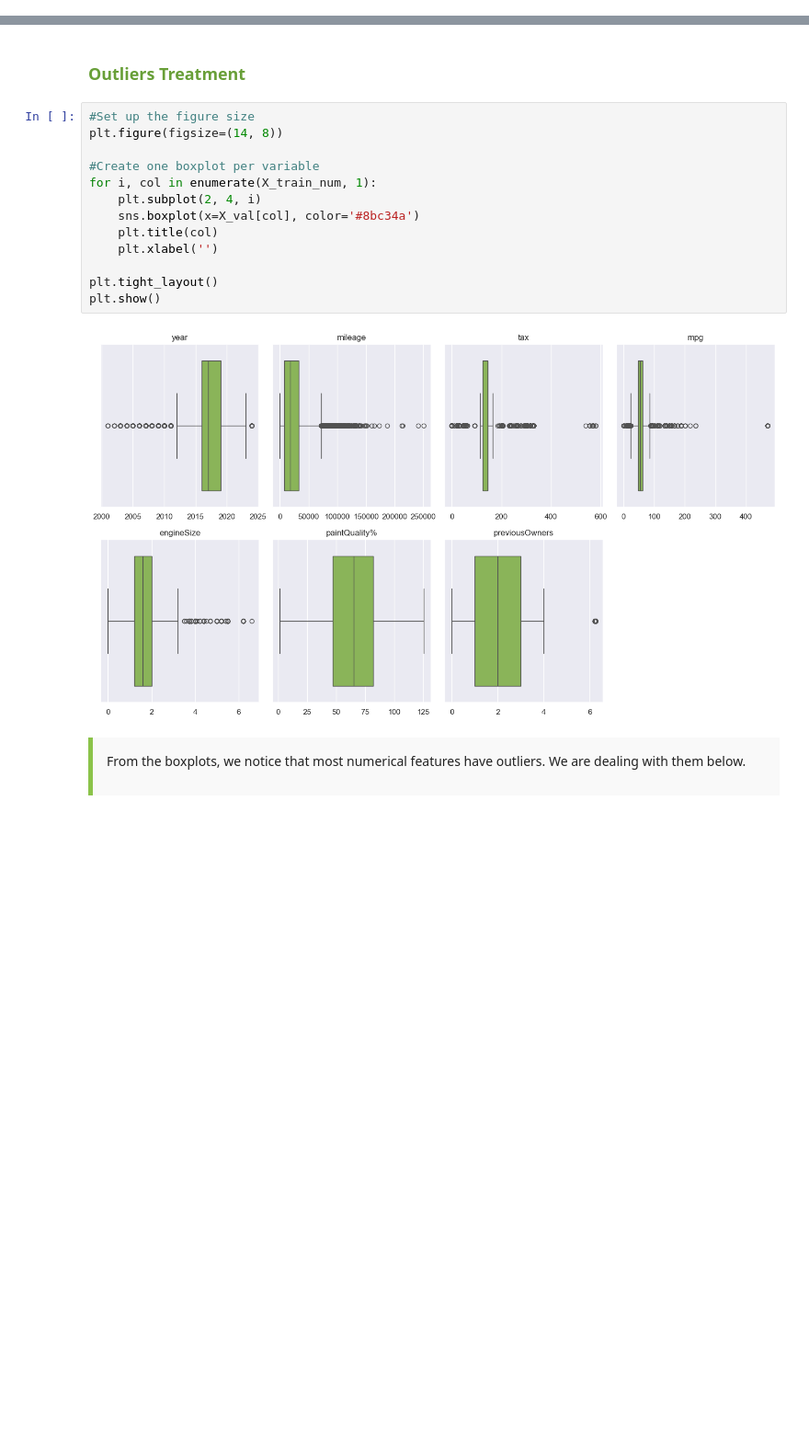
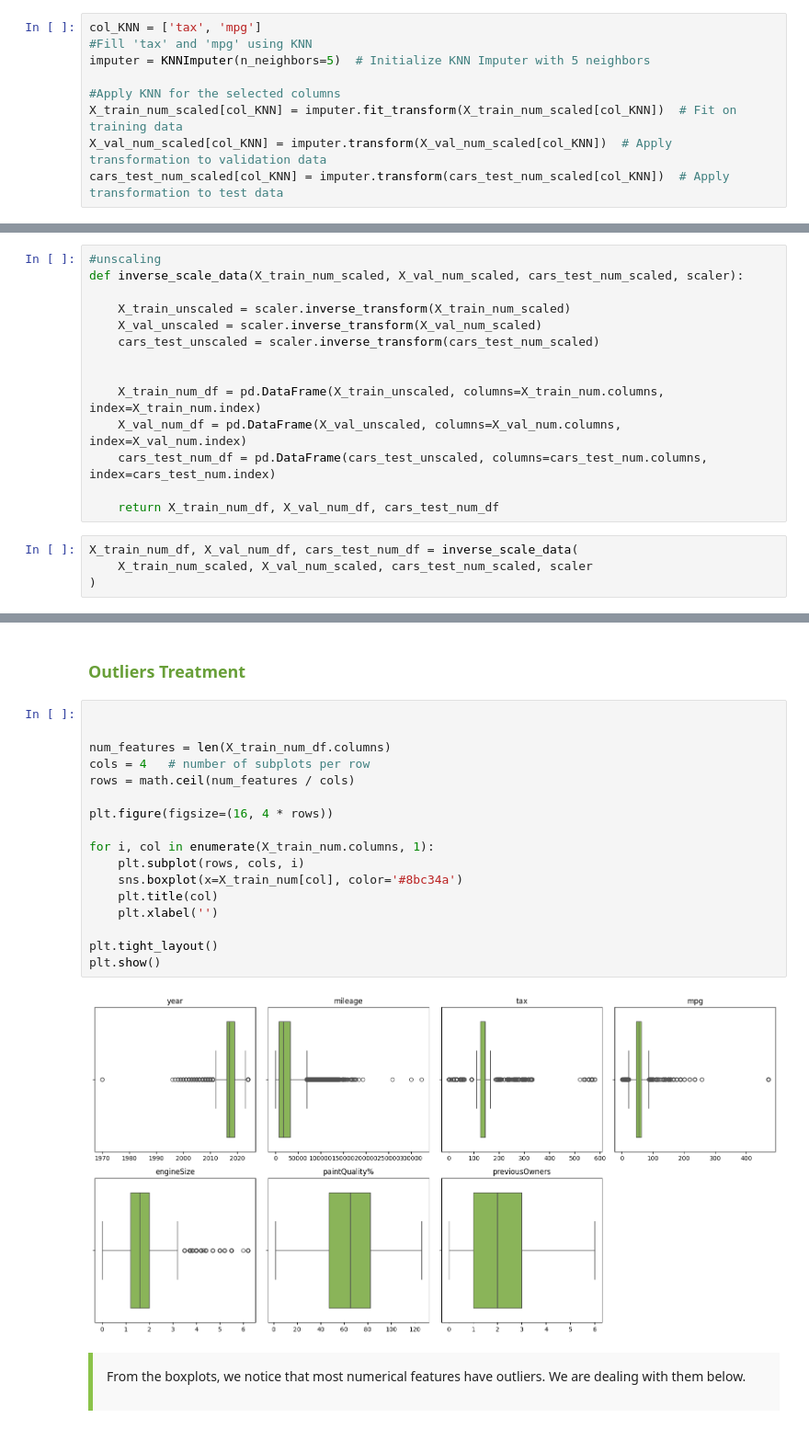
Before and after one commit to Mariamvteixeira/Machine_Learning_Group25, a Jupyter notebook: Group_25_notebook.ipynb, the cells around one changed output, grey strips where cells are left out. Shown at 92% size. Drawn from its saved outputs; the diff is of its cells as text; blank space fills up the shorter version.

```diff
--- a/Group_25_notebook.ipynb
+++ b/Group_25_notebook.ipynb
@@ -832,0 +974,9 @@ for col in X_train_cat.columns:
+# %%
+col_KNN = ['tax', 'mpg']
+#Fill 'tax' and 'mpg' using KNN
+imputer = KNNImputer(n_neighbors=5)  # Initialize KNN Imputer with 5 neighbors
+
+#Apply KNN for the selected columns
+X_train_num_scaled[col_KNN] = imputer.fit_transform(X_train_num_scaled[col_KNN])  # Fit on training data
+X_val_num_scaled[col_KNN] = imputer.transform(X_val_num_scaled[col_KNN])  # Apply transformation to validation data
+cars_test_num_scaled[col_KNN] = imputer.transform(cars_test_num_scaled[col_KNN])  # Apply transformation to test data
@@ -832,0 +999,18 @@ for col in X_train_cat.columns:
+# %%
+#unscaling
+def inverse_scale_data(X_train_num_scaled, X_val_num_scaled, cars_test_num_scaled, scaler):
+
+    X_train_unscaled = scaler.inverse_transform(X_train_num_scaled)
+    X_val_unscaled = scaler.inverse_transform(X_val_num_scaled)
+    cars_test_unscaled = scaler.inverse_transform(cars_test_num_scaled)
+
+
+    X_train_num_df = pd.DataFrame(X_train_unscaled, columns=X_train_num.columns, index=X_train_num.index)
+    X_val_num_df = pd.DataFrame(X_val_unscaled, columns=X_val_num.columns, index=X_val_num.index)
+    cars_test_num_df = pd.DataFrame(cars_test_unscaled, columns=cars_test_num.columns, index=cars_test_num.index)
+
+    return X_train_num_df, X_val_num_df, cars_test_num_df
+# %%
+X_train_num_df, X_val_num_df, cars_test_num_df = inverse_scale_data(
+    X_train_num_scaled, X_val_num_scaled, cars_test_num_scaled, scaler
+)
@@ -833,20 +1027,24 @@ for col in X_train_cat.columns:
 # %% [markdown]
 ### **<span style="color:#689f38;">Outliers Treatment</span>**
 # %%
-#Set up the figure size
-plt.figure(figsize=(14, 8))
 
-#Create one boxplot per variable
-for i, col in enumerate(X_train_num, 1):
-    plt.subplot(2, 4, i)
-    sns.boxplot(x=X_val[col], color='#8bc34a')
+
+num_features = len(X_train_num_df.columns)
+cols = 4   # number of subplots per row
+rows = math.ceil(num_features / cols)
+
+plt.figure(figsize=(16, 4 * rows))
+
+for i, col in enumerate(X_train_num.columns, 1):
+    plt.subplot(rows, cols, i)
+    sns.boxplot(x=X_train_num[col], color='#8bc34a')
     plt.title(col)
     plt.xlabel('')
 
 plt.tight_layout()
 plt.show()
 # %% [output]
-[figure, old version]
+[figure, new version]
 # %% [markdown]
 <div style="background-color:#f9f9f9; padding: 15px; border-left: 5px solid #8bc34a; margin-bottom: 15px; width: 100%; box-sizing: border-box;">
 
```
Also changed, not shown: parts of 254 cells of this notebook, 1 other file.
